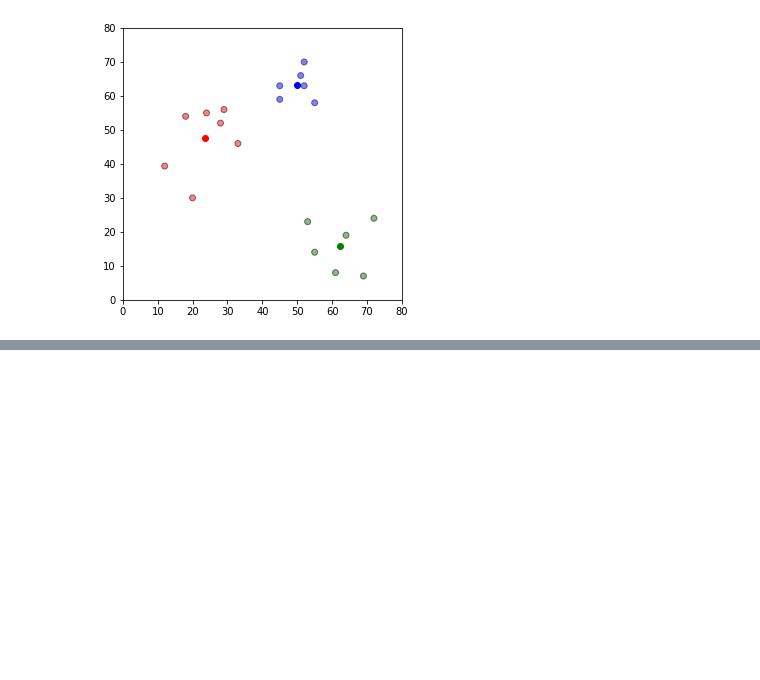
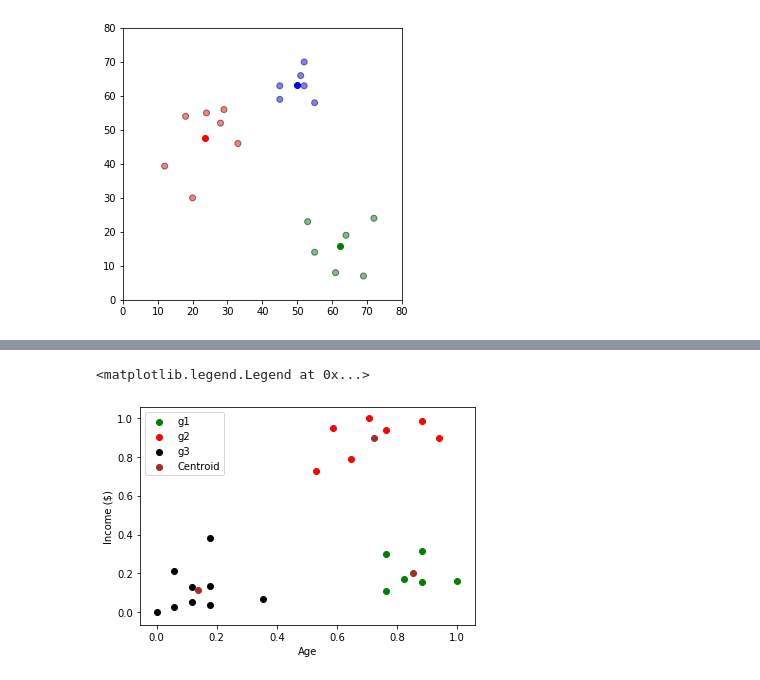
Before and after one commit to itspritish/util, a Jupyter notebook: kmeans_plot.ipynb, the cells around one changed output, grey strips where cells are left out. Drawn from its saved outputs; the diff is of its cells as text; code cells hidden in the pictures; blank space fills up the shorter version.

```diff
--- a/kmeans_plot.ipynb
+++ b/kmeans_plot.ipynb
@@ -40,0 +77,12 @@ array([[23.42857143, 47.48      ],
+# %%
+from sklearn.preprocessing import MinMaxScaler
+
+scaler = MinMaxScaler()
+scaler.fit(dfx[['Income($)']])
+dfx['Income($)'] = scaler.transform(dfx[['Income($)']])
+
+
+scaler.fit(dfx[['Age']])
+dfx['Age'] = scaler.transform(dfx[['Age']])
+
+dfx.head()
@@ -40,0 +96,6 @@ array([[23.42857143, 47.48      ],
+# %%
+y_pred = kmeans.fit_predict(dfx[['Age','Income($)']])
+y_pred
+
+dfx['cluster']=y_pred
+dfx.head()
@@ -40,0 +109,16 @@ array([[23.42857143, 47.48      ],
+# %%
+df1 = dfx[dfx.cluster==0]
+df2 = dfx[dfx.cluster==1]
+df3 = dfx[dfx.cluster==2]
+
+
+plt.scatter(df1.Age, df1['Income($)'], color='green', label='g1')
+plt.scatter(df2.Age, df2['Income($)'], color='red', label='g2')
+plt.scatter(df3.Age, df3['Income($)'], color='black', label='g3')
+plt.scatter(kmeans.cluster_centers_[:,0], kmeans.cluster_centers_[:,1],color='brown', label='Centroid')
+plt.xlabel('Age')
+plt.ylabel('Income ($)')
+plt.legend()
+# %% [output]
+<matplotlib.legend.Legend at 0x...>
+[figure, added]
```
Also changed, not shown: parts of 6 cells of this notebook.
